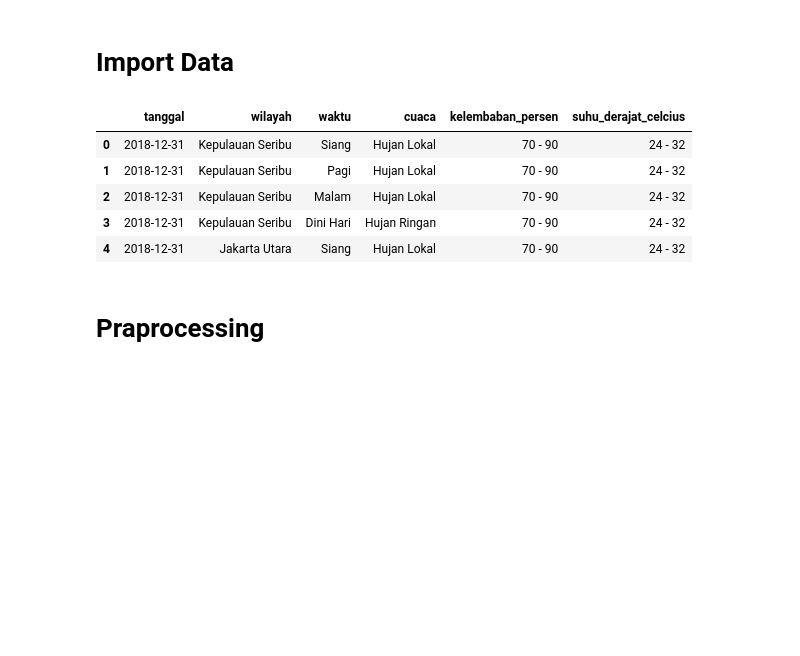
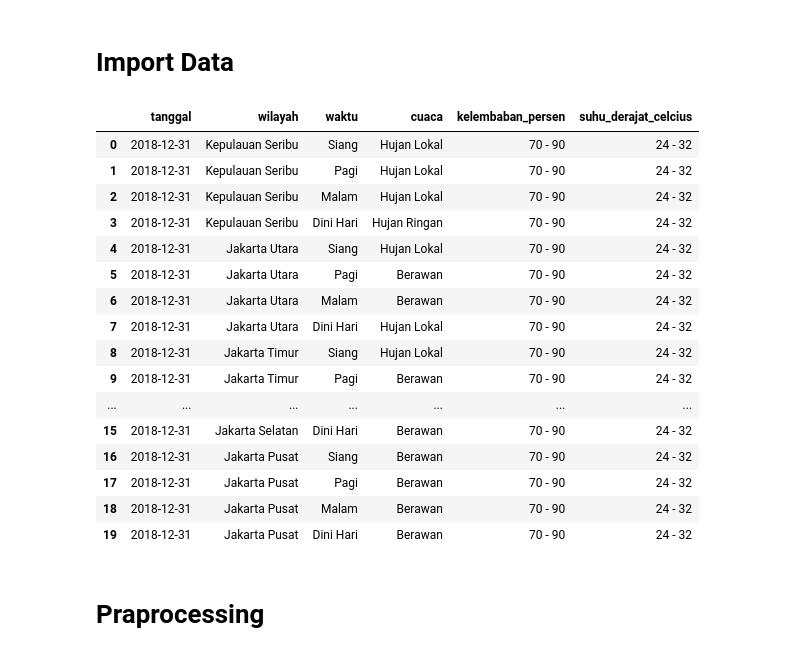
Before and after one commit to raihankemmy/jakarta-weather-classification-2018, a Jupyter notebook: Data with Mean.ipynb, the cells around one changed output. Cells and saved outputs as stored; diff of their text form; code cells hidden in the pictures; blank space fills up the shorter version.

```diff
--- a/with Mean.ipynb
+++ b/Data with Mean.ipynb
@@ -15,14 +15,25 @@ from jcopml.feature_importance import mean_score_decrease
 # Import Data
 # %%
 df = pd.read_csv("dataset/dataset.csv")
-df.head()
+df.head(20)
 # %% [output]
 |  | tanggal | wilayah | waktu | cuaca | kelembaban_persen | suhu_derajat_celcius |
 | 0 | 2018-12-31 | Kepulauan Seribu | Siang | Hujan Lokal | 70 - 90 | 24 - 32 |
 | 1 | 2018-12-31 | Kepulauan Seribu | Pagi | Hujan Lokal | 70 - 90 | 24 - 32 |
 | 2 | 2018-12-31 | Kepulauan Seribu | Malam | Hujan Lokal | 70 - 90 | 24 - 32 |
 | 3 | 2018-12-31 | Kepulauan Seribu | Dini Hari | Hujan Ringan | 70 - 90 | 24 - 32 |
 | 4 | 2018-12-31 | Jakarta Utara | Siang | Hujan Lokal | 70 - 90 | 24 - 32 |
+| 5 | 2018-12-31 | Jakarta Utara | Pagi | Berawan | 70 - 90 | 24 - 32 |
+| 6 | 2018-12-31 | Jakarta Utara | Malam | Berawan | 70 - 90 | 24 - 32 |
+| 7 | 2018-12-31 | Jakarta Utara | Dini Hari | Hujan Lokal | 70 - 90 | 24 - 32 |
+| 8 | 2018-12-31 | Jakarta Timur | Siang | Hujan Lokal | 70 - 90 | 24 - 32 |
+| 9 | 2018-12-31 | Jakarta Timur | Pagi | Berawan | 70 - 90 | 24 - 32 |
+| ... | ... | ... | ... | ... | ... | ... |
+| 15 | 2018-12-31 | Jakarta Selatan | Dini Hari | Berawan | 70 - 90 | 24 - 32 |
+| 16 | 2018-12-31 | Jakarta Pusat | Siang | Berawan | 70 - 90 | 24 - 32 |
+| 17 | 2018-12-31 | Jakarta Pusat | Pagi | Berawan | 70 - 90 | 24 - 32 |
+| 18 | 2018-12-31 | Jakarta Pusat | Malam | Berawan | 70 - 90 | 24 - 32 |
+| 19 | 2018-12-31 | Jakarta Pusat | Dini Hari | Berawan | 70 - 90 | 24 - 32 |
 # %% [markdown]
 # Praprocessing
 # %% [markdown]
```
Also changed, not shown: parts of 16 cells of this notebook, 1 other file.
